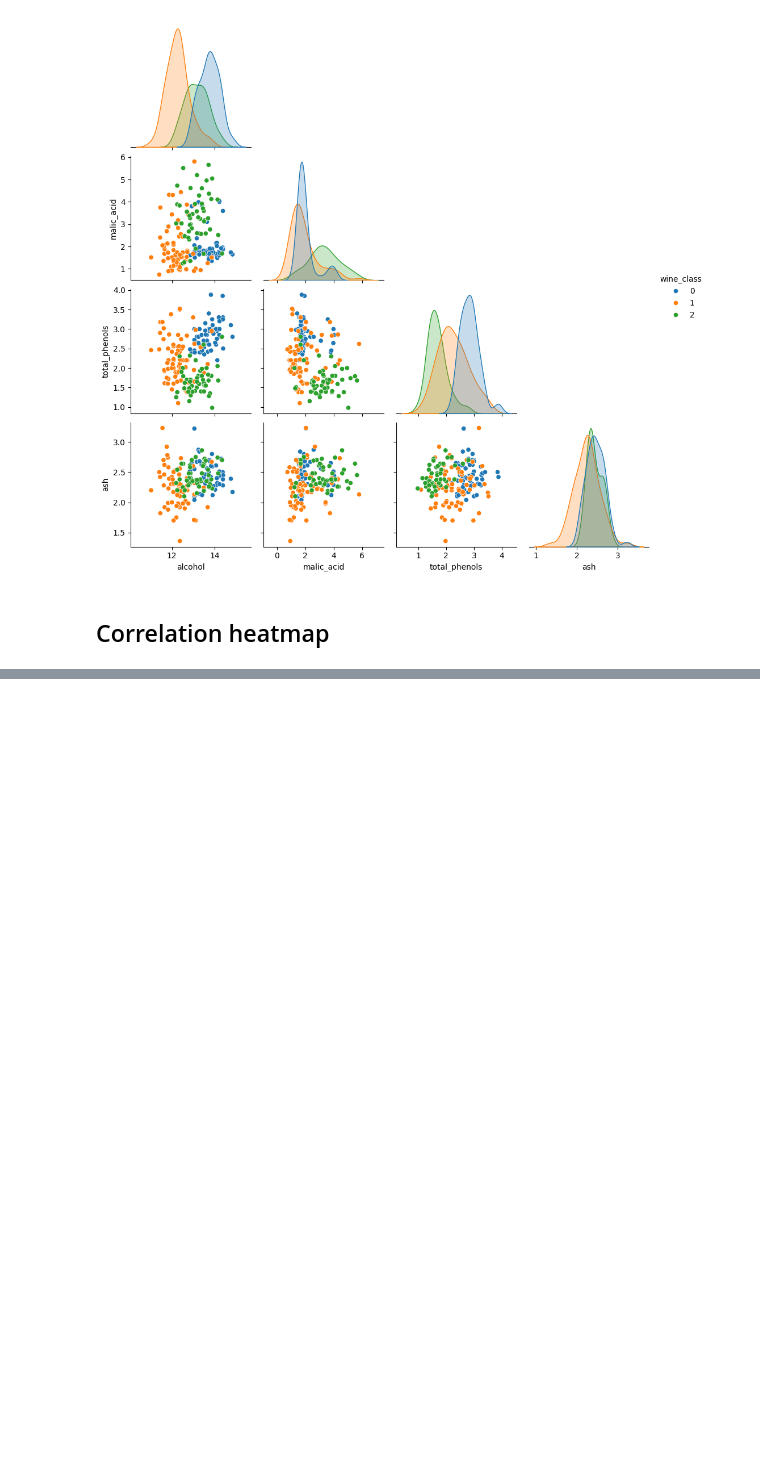
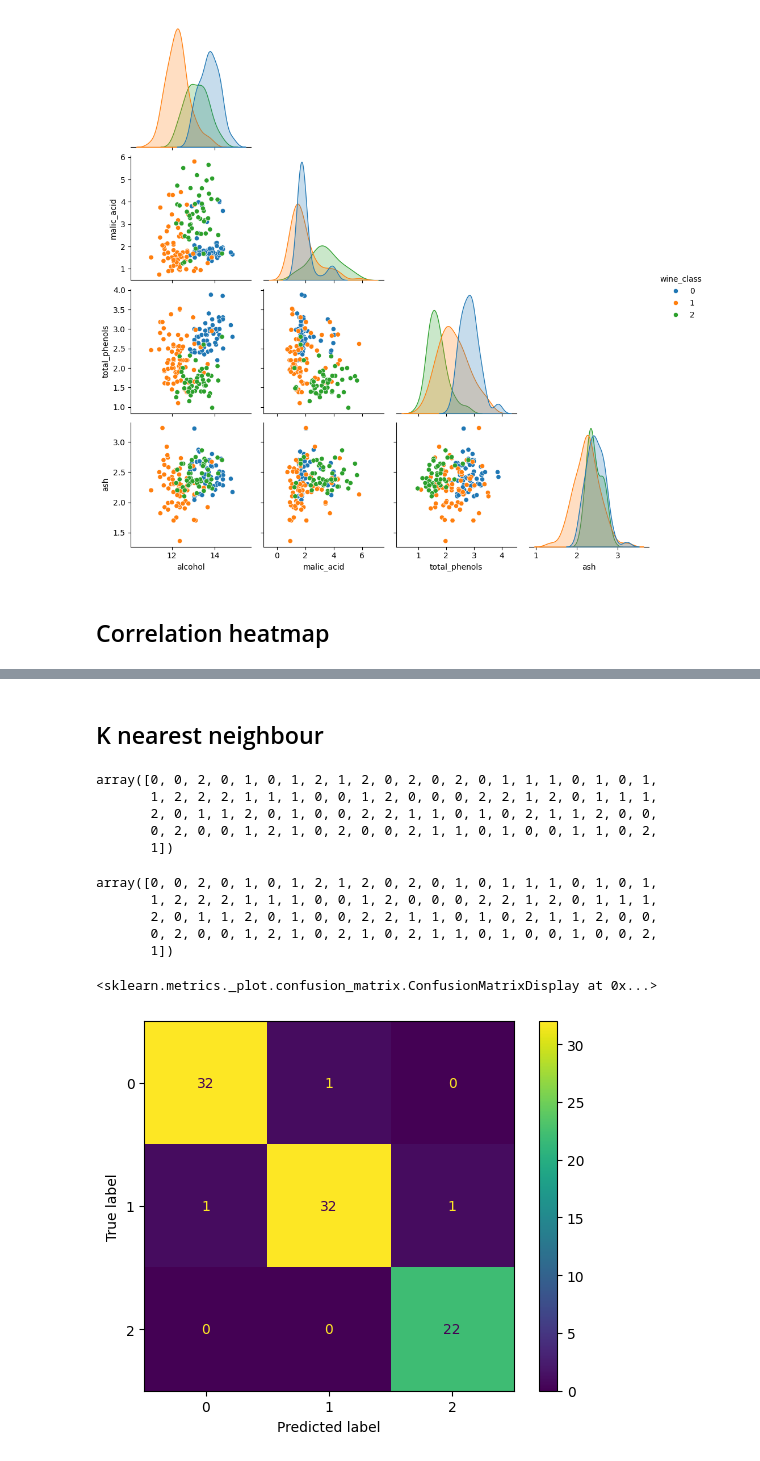
Before and after one commit to SusannaR11/AI_Engineering_OPA24_Susanna_Rokka, a Jupyter notebook: code-alongs/05_knn/knn.ipynb, the cells around one changed output, grey strips where cells are left out. Saved outputs shown, nothing was run; the diff lists cells and outputs as text; code cells hidden in the pictures; blank space fills up the shorter version.

```diff
--- a/code-alongs/05_knn/knn.ipynb
+++ b/code-alongs/05_knn/knn.ipynb
@@ -116,0 +125,3 @@ sns.heatmap(df.corr(), annot=True, ax = ax)
+# %%
+df = df.drop(["ash", "total_phenols", "magnesium"], axis=1)
+df.head()
@@ -116,0 +135,58 @@ sns.heatmap(df.corr(), annot=True, ax = ax)
+# %% [markdown]
+## K nearest neighbour
+# %%
+from sklearn.preprocessing import MinMaxScaler
+from sklearn.model_selection import train_test_split
+from sklearn.neighbors import KNeighborsClassifier
+
+# split data into two equal parts (test_size=0.5 equals 50/50 split)
+# for the x and y parameters, input x= features (ie all columns ex wine_class)
+# y= target (which is wine_class)
+# prep for training set and test set
+X, y = df.drop("wine_class", axis=1), df["wine_class"]
+X_train, X_test, y_train, y_test = train_test_split(
+    X, y, test_size=0.5, random_state=42)
+
+#scale data set so all features range in a scale of 0-1. use built-in sci-kit method
+# MinMaxScaler
+scaler = MinMaxScaler()
+# Normalise data:
+# scale from training data and apply
+scaled_X_train = scaler.fit_transform(X_train)
+# scale test data and apply
+scaled_X_test = scaler.transform(X_test)
+
+# create KNN model with closest neighbour (in this case 1)
+model_knn = KNeighborsClassifier(n_neighbors=1)
+
+# teach the model by storing the training data + lables
+# ie scaled_X_train - 'questions', and y_train - 'answers'
+model_knn.fit(scaled_X_train, y_train)
+
+# now use model to predict the wine class of the test set
+# send in scaled_X_test to see how closely model has learned to guess answers
+# based on the training above
+y_pred = model_knn.predict(scaled_X_test)
+y_pred
+# %% [output]
+array([0, 0, 2, 0, 1, 0, 1, 2, 1, 2, 0, 2, 0, 2, 0, 1, 1, 1, 0, 1, 0, 1,
+       1, 2, 2, 2, 1, 1, 1, 0, 0, 1, 2, 0, 0, 0, 2, 2, 1, 2, 0, 1, 1, 1,
+       2, 0, 1, 1, 2, 0, 1, 0, 0, 2, 2, 1, 1, 0, 1, 0, 2, 1, 1, 2, 0, 0,
+       0, 2, 0, 0, 1, 2, 1, 0, 2, 0, 0, 2, 1, 1, 0, 1, 0, 0, 1, 1, 0, 2,
+       1])
+# %%
+y_test.values
+# %% [output]
+array([0, 0, 2, 0, 1, 0, 1, 2, 1, 2, 0, 2, 0, 1, 0, 1, 1, 1, 0, 1, 0, 1,
+       1, 2, 2, 2, 1, 1, 1, 0, 0, 1, 2, 0, 0, 0, 2, 2, 1, 2, 0, 1, 1, 1,
+       2, 0, 1, 1, 2, 0, 1, 0, 0, 2, 2, 1, 1, 0, 1, 0, 2, 1, 1, 2, 0, 0,
+       0, 2, 0, 0, 1, 2, 1, 0, 2, 1, 0, 2, 1, 1, 0, 1, 0, 0, 1, 0, 0, 2,
+       1])
+# %%
+from sklearn.metrics import confusion_matrix, ConfusionMatrixDisplay, classification_report
+
+cm = confusion_matrix(y_test, y_pred)
+ConfusionMatrixDisplay(cm).plot()
+# %% [output]
+<sklearn.metrics._plot.confusion_matrix.ConfusionMatrixDisplay at 0x...>
+[figure, added]
```
Also changed, not shown: parts of 7 cells of this notebook.
